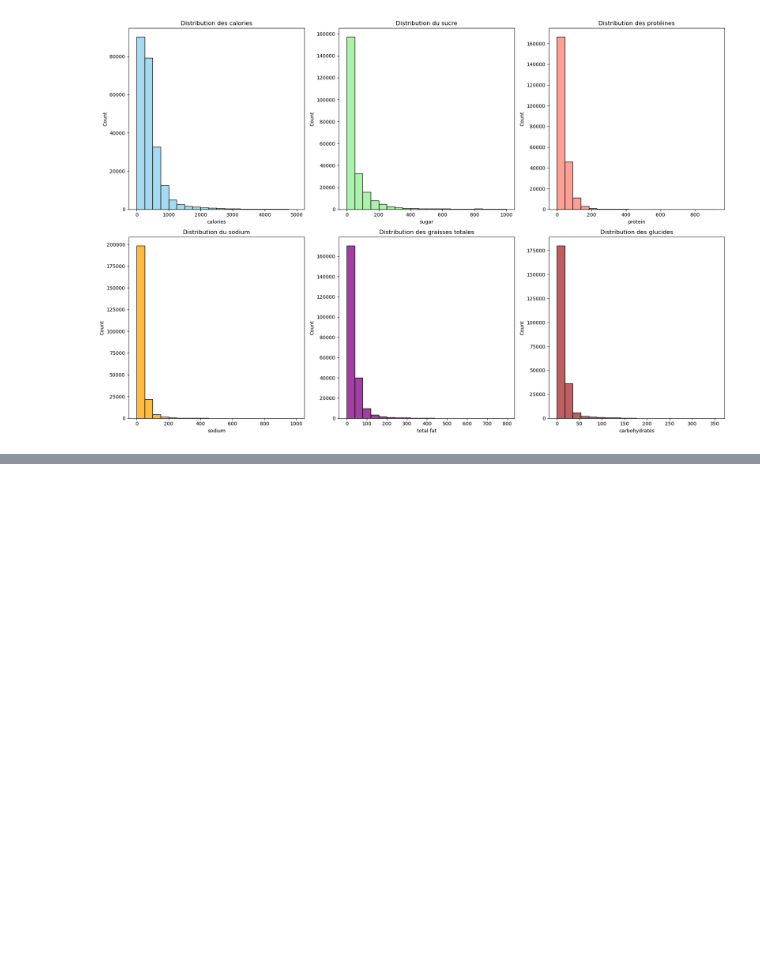
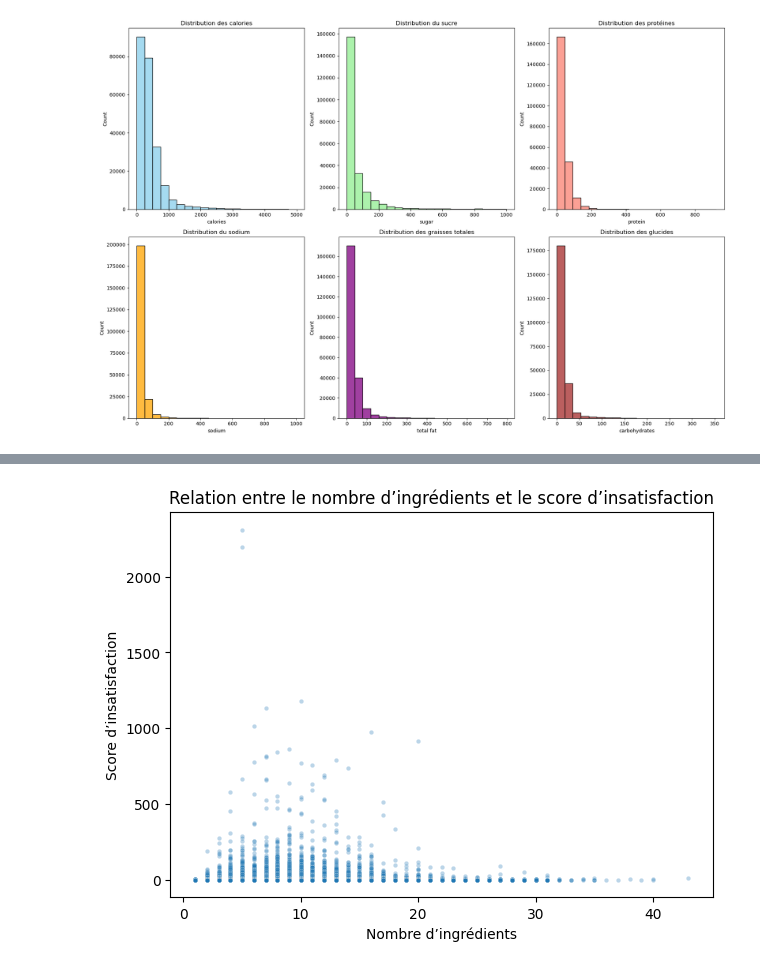
Before and after one commit to DjNaGuRo/MangeTaMain, a Jupyter notebook: MangeTaMain.ipynb, the cells around one changed output, grey strips where cells are left out. Saved outputs shown, nothing was run; the diff lists cells and outputs as text; code cells hidden in the pictures; blank space fills up the shorter version.

```diff
--- a/MangeTaMain.ipynb
+++ b/MangeTaMain.ipynb
@@ -1250,0 +1500,16 @@ plt.show()
+# %%
+###visualison de la distribution du nombre d'ingrédients par recette en fonction du score d'insatisfaction
+plt.figure(figsize=(7,5))
+sns.scatterplot(
+    data=merged_df,
+    x="n_ingredients",
+    y="negative_score",
+    alpha=0.3,
+    s=10
+)
+plt.title("Relation entre le nombre d’ingrédients et le score d’insatisfaction")
+plt.xlabel("Nombre d’ingrédients")
+plt.ylabel("Score d’insatisfaction")
+plt.show()
+# %% [output]
+[figure, added]
```
Also changed, not shown: parts of 42 cells of this notebook.
